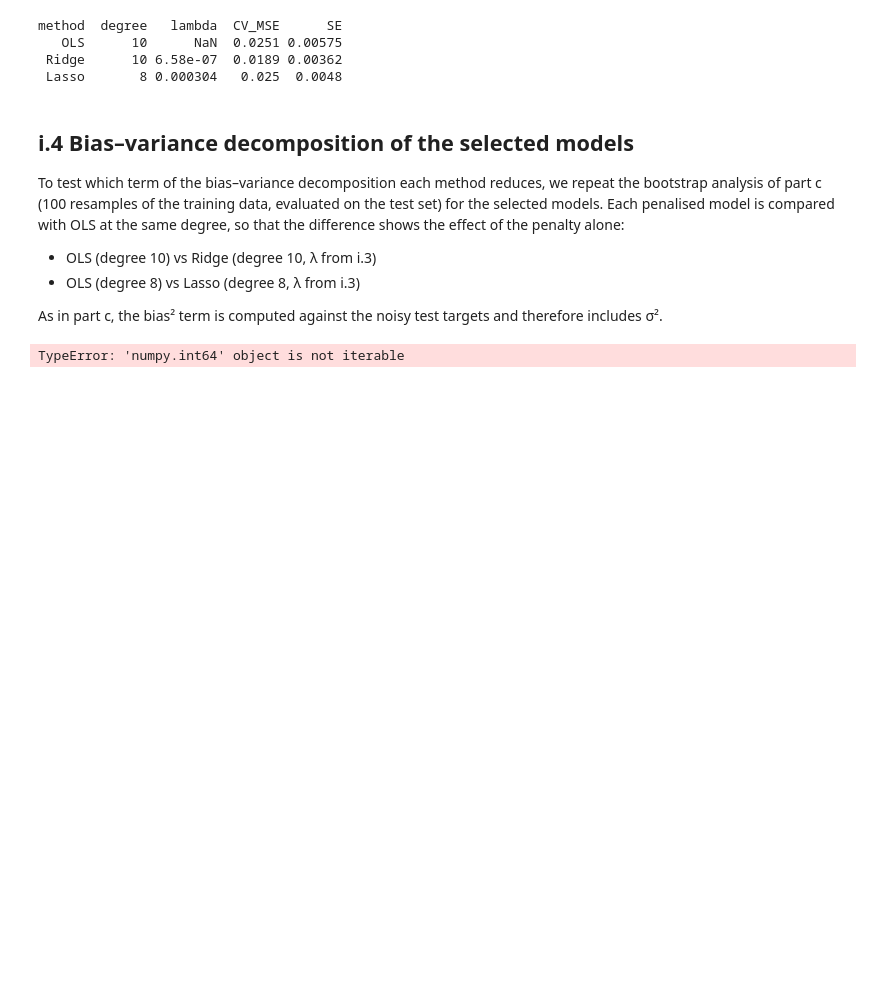
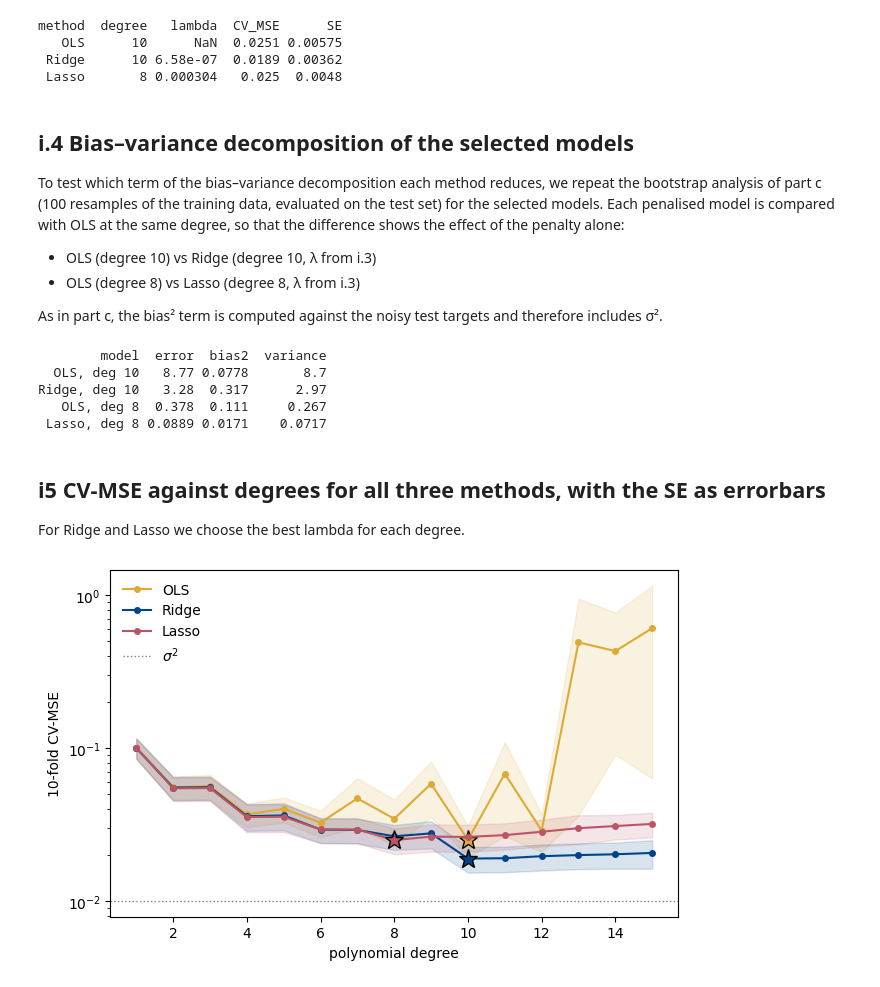
Before and after one commit to GardKL/Project1, a Jupyter notebook: Project1/code/Project1_gard.ipynb, the cells around one changed output. Drawn from its saved outputs; the diff is of its cells as text; code cells hidden in the pictures; blank space fills up the shorter version.

```diff
--- a/Project1/code/Project1_gard.ipynb
+++ b/Project1/code/Project1_gard.ipynb
@@ -2471,7 +2471,7 @@ therefore includes σ².
 # %%
 # using same bias variance sweep as in c) with some small alterations.
 
-def bias_variance_sweep2(n=100, sigma=0.1, degrees=degrees_c, n_bootstraps=100, seed=2026, lam = 0.0 ):
+def bias_variance_sweep2(n=100, sigma=0.1, degrees=degrees_c, n_bootstraps=100, seed=2026, lam = 0.0, make_model = None ):
     x, y = make_data(n=n, sigma=sigma, seed=seed)
     x_train, x_test, y_train, y_test = train_test_split(x, y, test_size=0.2, random_state=seed)
     y_test_col = y_test.reshape(-1, 1)
@@ -2483,7 +2483,10 @@ def bias_variance_sweep2(n=100, sigma=0.1, degrees=degrees_c, n_bootstraps=100,
 
         for b in range(n_bootstraps):
             x_, y_ = resample(x_train, y_train, random_state=seed + b)
-            y_pred[:, b] = fit_predict(x_, x_test, y_, degree, lam = lam)[1]
+            if make_model is None:
+                y_pred[:, b] = fit_predict(x_, x_test, y_, degree, lam = lam)[1]
+            else:
+                y_pred[:,b] = make_model().fit(x_[:,None],y_).predict(x_test[:,None])
 
         error[i] = np.mean(np.mean((y_test_col - y_pred)**2, axis=1, keepdims=True))
         bias[i] = np.mean((y_test_col - np.mean(y_pred, axis=1, keepdims=True))**2)
@@ -2495,7 +2498,8 @@ def bias_variance_sweep2(n=100, sigma=0.1, degrees=degrees_c, n_bootstraps=100,
 methods = {
     "OLS, deg 10": dict(degrees=[10]),
     "Ridge, deg 10": dict(degrees=[10], lam = lambdas_r[j_ridge]),
-    "OLS, deg 8": dict(degrees=[8])
+    "OLS, deg 8": dict(degrees=[8]),
+    "Lasso, deg 8": dict(degrees=[8], make_model = lambda: lasso_model(8,lambdas_l[j_lasso]))
 }
 
 rader = []
@@ -2508,4 +2512,40 @@ bv = pd.DataFrame(rader)
 
 print(bv.to_string(index=False, float_format="%.3g"))
 # %% [output]
-TypeError: 'numpy.int64' object is not iterable
+        model  error  bias2  variance
+  OLS, deg 10   8.77 0.0778       8.7
+Ridge, deg 10   3.28  0.317      2.97
+   OLS, deg 8  0.378  0.111     0.267
+ Lasso, deg 8 0.0889 0.0171    0.0717
+# %% [markdown]
+## i5 CV-MSE against degrees for all three methods, with the SE as errorbars
+
+For Ridge and Lasso we choose the best lambda for each degree.
+# %%
+rows = np.arange(len(degrees))
+j_r_deg = np.argmin(mean_r, axis=1)            # best lambda for each degree
+j_l_deg = np.argmin(mean_l, axis=1)
+
+curves = {
+    "OLS":   (mean_ols,               se_ols,               YELLOW,   i_ols),
+    "Ridge": (mean_r[rows, j_r_deg],  se_r[rows, j_r_deg],  BLUE,   i_ridge),
+    "Lasso": (mean_l[rows, j_l_deg],  se_l[rows, j_l_deg],  RED,    i_lasso),
+}
+
+fig, ax = plt.subplots(figsize=(6.6, 4.2))
+for name, (m, s, c, i_sel) in curves.items():
+    ok = np.isfinite(m)                         # skip degrees where no Lasso fit converged
+    ax.plot(degrees[ok], m[ok], "o-", color=c, ms=4, label=name)
+    ax.fill_between(degrees[ok], (m - s)[ok], (m + s)[ok], color=c, alpha=0.15)
+    ax.plot(degrees[i_sel], m[i_sel], "*", color=c, ms=14, mec="k")
+
+ax.axhline(0.1**2, color="gray", ls=":", lw=1, label=r"$\sigma^2$")
+ax.set_yscale("log")
+ax.set_xlabel("polynomial degree")
+ax.set_ylabel("10-fold CV-MSE")
+ax.legend(frameon=False)
+plt.tight_layout()
+plt.savefig("../results/i5_cv_comparison.pdf", bbox_inches="tight")
+plt.show()
+# %% [output]
+[figure, added]
```
